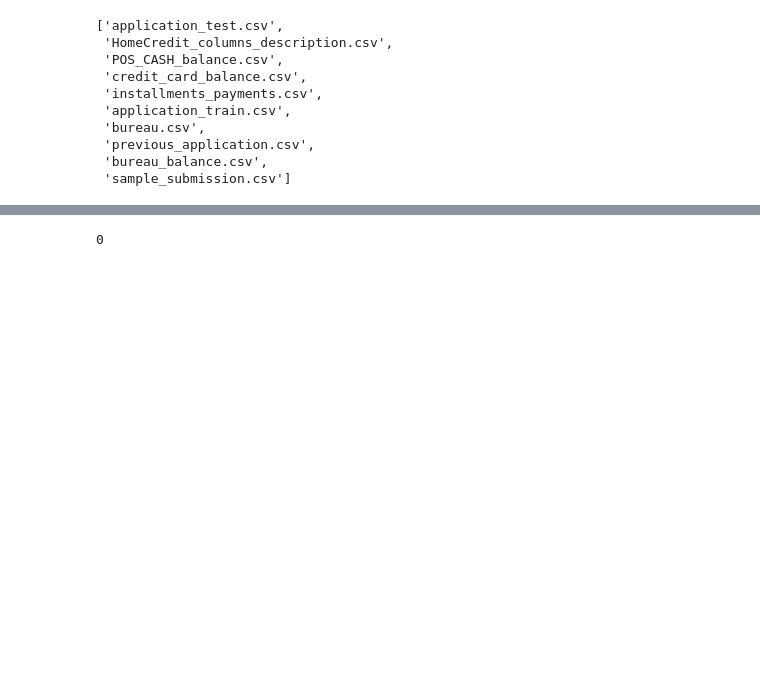
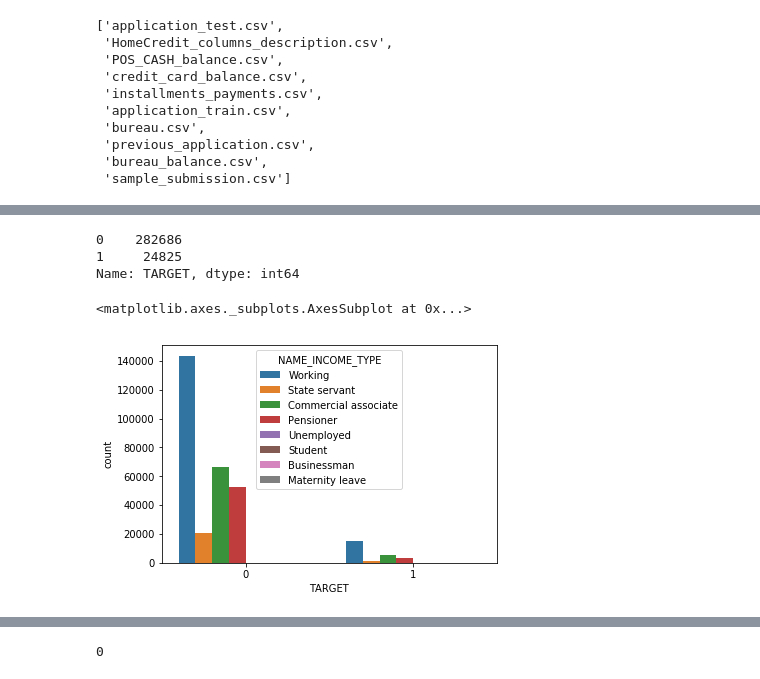
Before and after one commit to shashvat-kedia/Credit-Default-Risk-Prediction, a Jupyter notebook: CreditDefaultRiskPrediction.ipynb, the cells around one changed output, grey strips where cells are left out. Cells and saved outputs as stored; diff of their text form; code cells hidden in the pictures; blank space fills up the shorter version.

Commit message:
EDA plots added

```diff
--- a/CreditDefaultRiskPrediction.ipynb
+++ b/CreditDefaultRiskPrediction.ipynb
@@ -53,0 +53,11 @@ dataset_train.head()
+# %%
+dataset_train['TARGET'].value_counts()
+# %% [output]
+0    282686
+1     24825
+Name: TARGET, dtype: int64
+# %%
+sb.countplot(x='TARGET',hue='NAME_INCOME_TYPE',data=dataset_train)
+# %% [output]
+<matplotlib.axes._subplots.AxesSubplot at 0x...>
+[figure, added]
```
Also changed, not shown: parts of 33 cells of this notebook, 4 other files.
